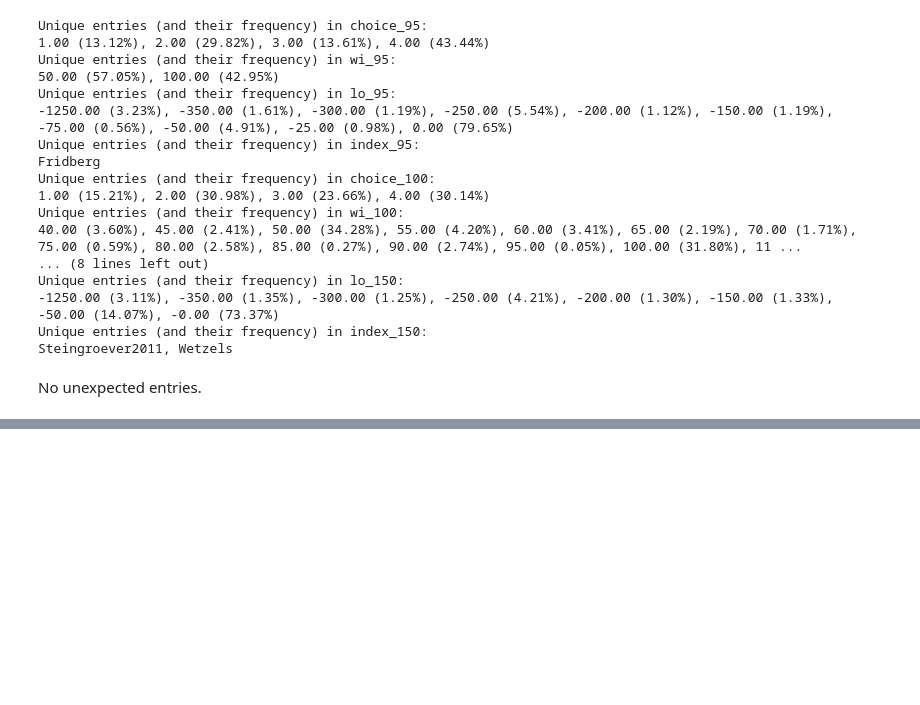
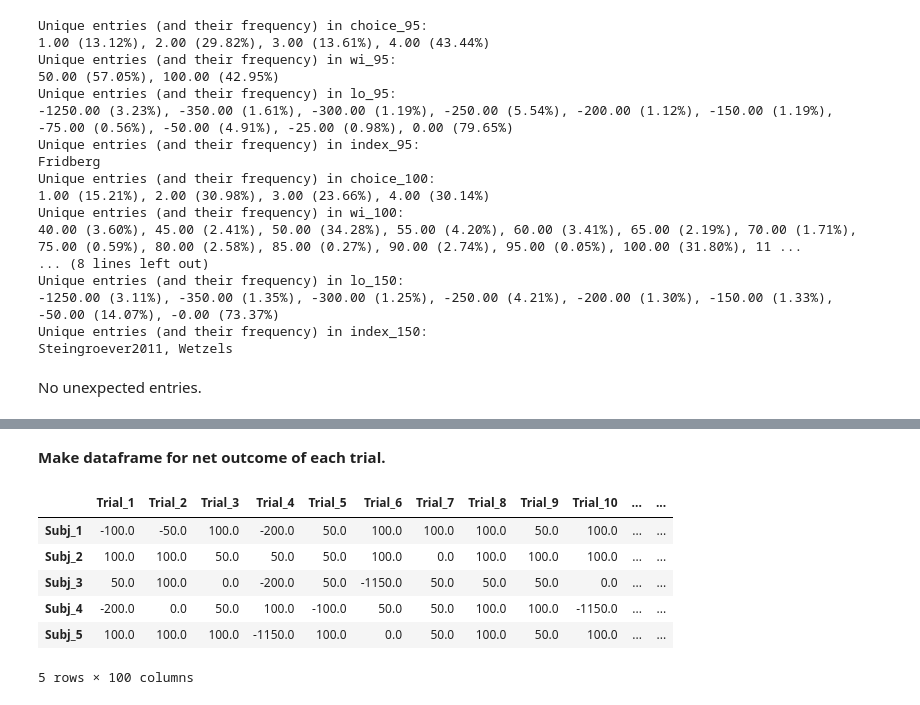
Before and after one commit to murphn88/ca4015-assignment-1, a Jupyter notebook: book/_build/jupyter_execute/data_exploration.ipynb, the cells around one changed output, grey strips where cells are left out. Cells and saved outputs as stored; diff of their text form; code cells hidden in the pictures; blank space fills up the shorter version.

```diff
--- a/book/_build/jupyter_execute/data_exploration.ipynb
+++ b/book/_build/jupyter_execute/data_exploration.ipynb
@@ -130,0 +144,15 @@ No unexpected entries.
+# %% [markdown]
+**Make dataframe for net outcome of each trial.**
+# %%
+net_95 = data['wi_95'] + data['lo_95']
+net_100 = data['wi_100'] + data['lo_100']
+net_150 = data['wi_150'] + data['lo_150']
+net_100.head()
+# %% [output]
+|  | Trial_1 | Trial_2 | Trial_3 | Trial_4 | Trial_5 | Trial_6 | Trial_7 | Trial_8 | Trial_9 | Trial_10 | ... | ... |
+| Subj_1 | -100.0 | -50.0 | 100.0 | -200.0 | 50.0 | 100.0 | 100.0 | 100.0 | 50.0 | 100.0 | ... | ... |
+| Subj_2 | 100.0 | 100.0 | 50.0 | 50.0 | 50.0 | 100.0 | 0.0 | 100.0 | 100.0 | 100.0 | ... | ... |
+| Subj_3 | 50.0 | 100.0 | 0.0 | -200.0 | 50.0 | -1150.0 | 50.0 | 50.0 | 50.0 | 0.0 | ... | ... |
+| Subj_4 | -200.0 | 0.0 | 50.0 | 100.0 | -100.0 | 50.0 | 50.0 | 100.0 | 100.0 | -1150.0 | ... | ... |
+| Subj_5 | 100.0 | 100.0 | 100.0 | -1150.0 | 100.0 | 0.0 | 50.0 | 100.0 | 50.0 | 100.0 | ... | ... |
+5 rows × 100 columns
```
Also changed, not shown: parts of 27 cells of this notebook, 21 other files.
